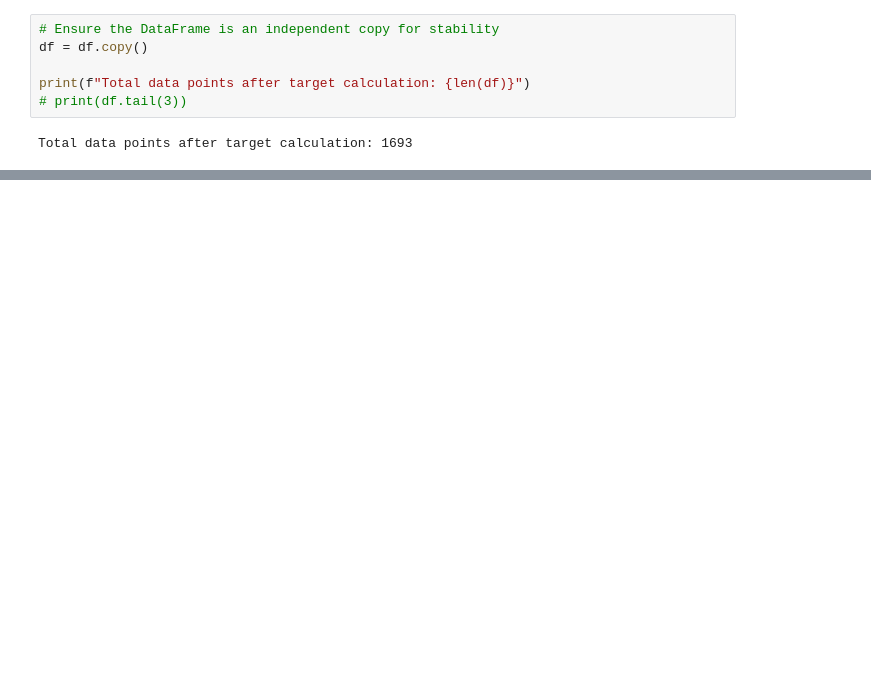
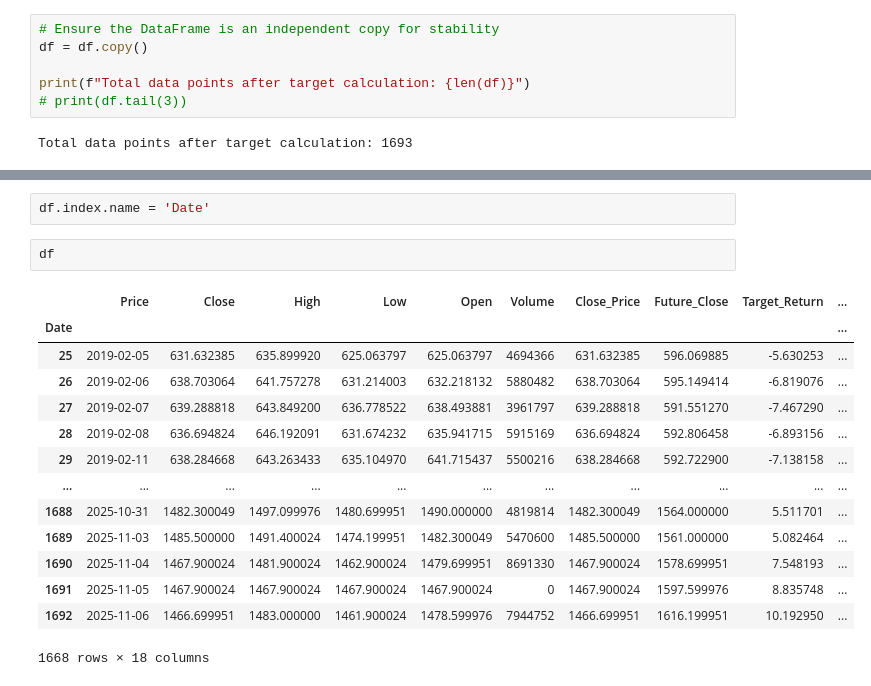
Before and after one commit to Krishnakanth834/MLProject1, a Jupyter notebook: price_predict_model.ipynb, the cells around one changed output, grey strips where cells are left out. Saved outputs shown, nothing was run; the diff lists cells and outputs as text; blank space fills up the shorter version.

```diff
--- a/price_predict_model.ipynb
+++ b/price_predict_model.ipynb
@@ -128,0 +171,19 @@ KeyError: 'Open'
+# %%
+df.index.name = 'Date'
+# %%
+df
+# %% [output]
+|  | Price | Close | High | Low | Open | Volume | Close_Price | Future_Close | Target_Return | ... |
+| Date |  |  |  |  |  |  |  |  |  | ... |
+| 25 | 2019-02-05 | 631.632385 | 635.899920 | 625.063797 | 625.063797 | 4694366 | 631.632385 | 596.069885 | -5.630253 | ... |
+| 26 | 2019-02-06 | 638.703064 | 641.757278 | 631.214003 | 632.218132 | 5880482 | 638.703064 | 595.149414 | -6.819076 | ... |
+| 27 | 2019-02-07 | 639.288818 | 643.849200 | 636.778522 | 638.493881 | 3961797 | 639.288818 | 591.551270 | -7.467290 | ... |
+| 28 | 2019-02-08 | 636.694824 | 646.192091 | 631.674232 | 635.941715 | 5915169 | 636.694824 | 592.806458 | -6.893156 | ... |
+| 29 | 2019-02-11 | 638.284668 | 643.263433 | 635.104970 | 641.715437 | 5500216 | 638.284668 | 592.722900 | -7.138158 | ... |
+| ... | ... | ... | ... | ... | ... | ... | ... | ... | ... | ... |
+| 1688 | 2025-10-31 | 1482.300049 | 1497.099976 | 1480.699951 | 1490.000000 | 4819814 | 1482.300049 | 1564.000000 | 5.511701 | ... |
+| 1689 | 2025-11-03 | 1485.500000 | 1491.400024 | 1474.199951 | 1482.300049 | 5470600 | 1485.500000 | 1561.000000 | 5.082464 | ... |
+| 1690 | 2025-11-04 | 1467.900024 | 1481.900024 | 1462.900024 | 1479.699951 | 8691330 | 1467.900024 | 1578.699951 | 7.548193 | ... |
+| 1691 | 2025-11-05 | 1467.900024 | 1467.900024 | 1467.900024 | 1467.900024 | 0 | 1467.900024 | 1597.599976 | 8.835748 | ... |
+| 1692 | 2025-11-06 | 1466.699951 | 1483.000000 | 1461.900024 | 1478.599976 | 7944752 | 1466.699951 | 1616.199951 | 10.192950 | ... |
+1668 rows × 18 columns
```
Also changed, not shown: parts of 14 cells of this notebook.
